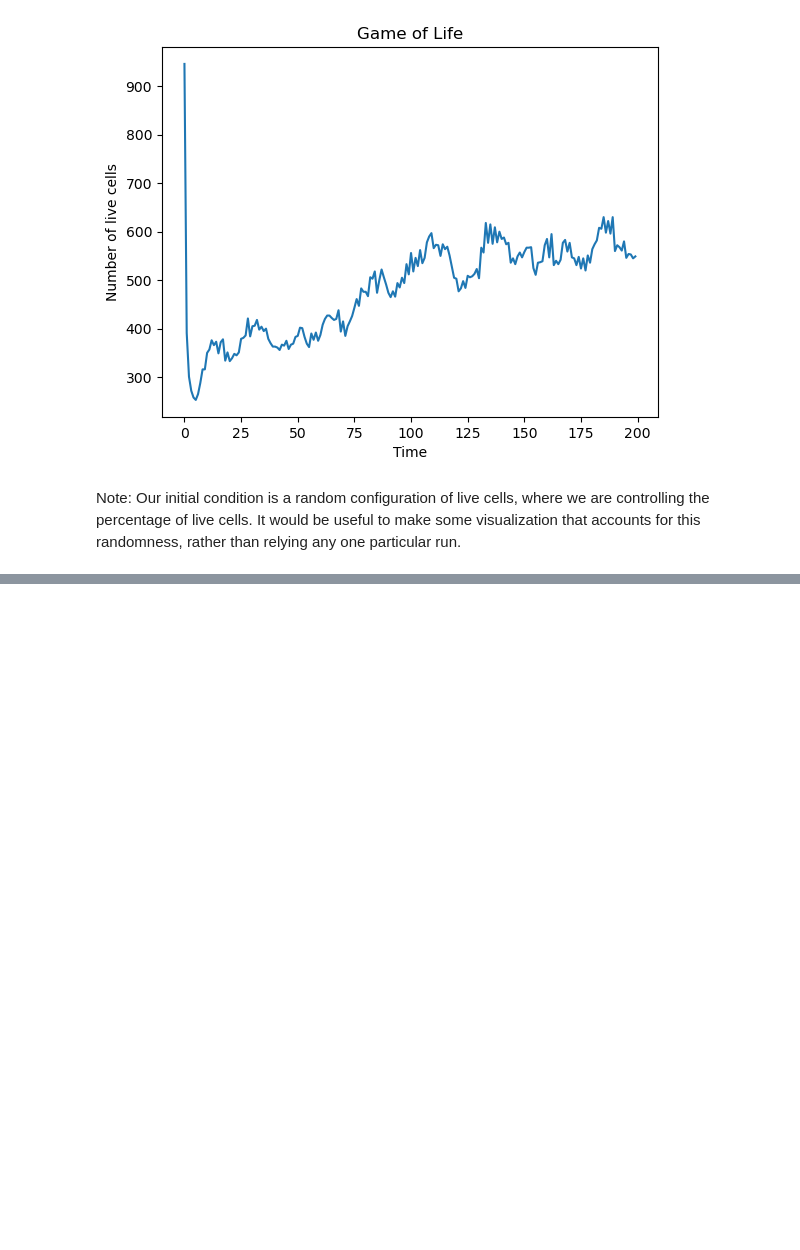
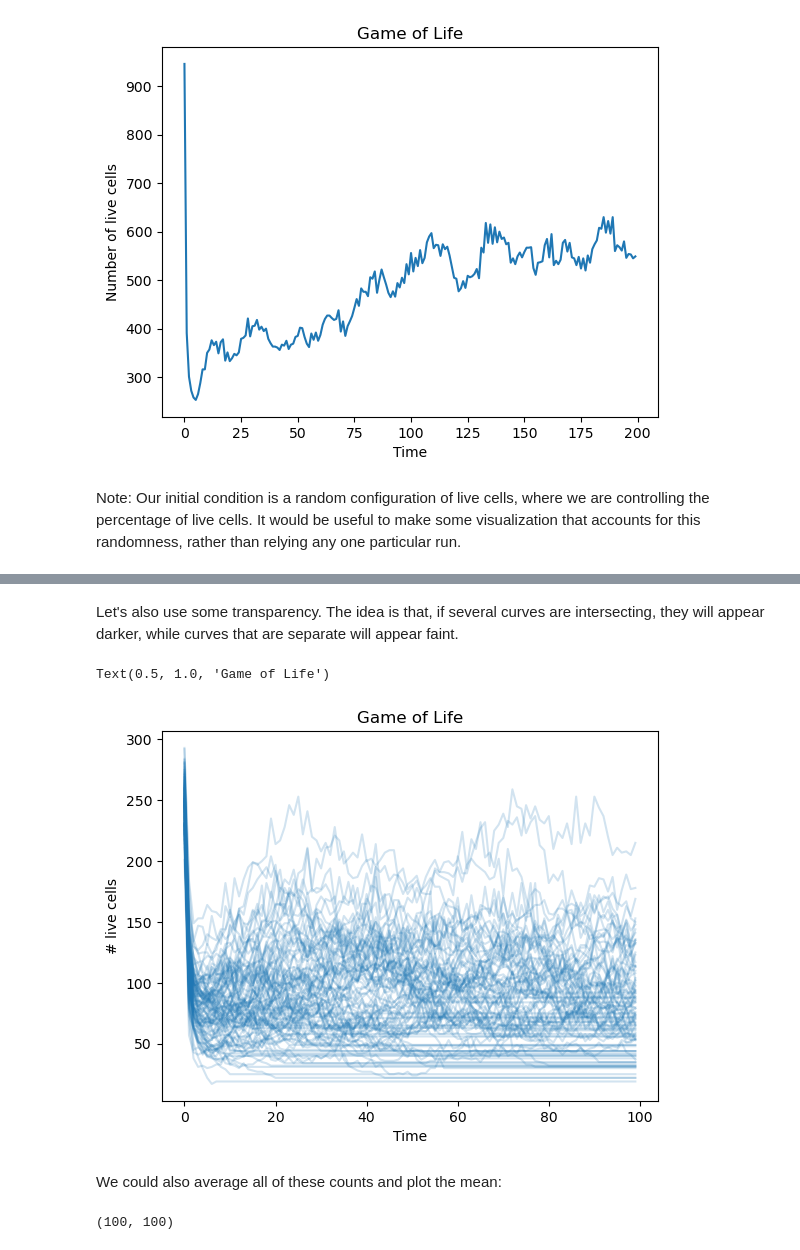
Before and after one commit to jllottes/jllottes.github.io, a Jupyter notebook: _static/weekly_notebooks/week14_notebook.ipynb, the cells around one changed output, grey strips where cells are left out. Saved outputs shown, nothing was run; the diff lists cells and outputs as text; code cells hidden in the pictures; blank space fills up the shorter version.

```diff
--- a/_static/weekly_notebooks/week14_notebook.ipynb
+++ b/_static/weekly_notebooks/week14_notebook.ipynb
@@ -87,0 +163,20 @@ Note: Our initial condition is a random configuration of live cells, where we ar
+# %% [markdown]
+Let's also use some transparency. The idea is that, if several curves are intersecting, they will appear darker, while curves that are separate will appear faint.
+# %%
+fig = plt.figure()
+
+t_list = np.arange(T)
+
+for i, number_of_live_cells in enumerate(numbers_of_live_cells):
+    plt.plot(t_list, number_of_live_cells, label=i, color='C0', alpha=.2)
+
+plt.xlabel('Time')
+plt.ylabel('# live cells')
+plt.title('Game of Life')
+
+#plt.legend()
+# %% [output]
+Text(0.5, 1.0, 'Game of Life')
+[figure, added]
+# %% [markdown]
+We could also average all of these counts and plot the mean:
@@ -87,0 +185,4 @@ Note: Our initial condition is a random configuration of live cells, where we ar
+# %%
+numbers_of_live_cells.shape
+# %% [output]
+(100, 100)
```
Also changed, not shown: parts of 50 cells of this notebook, 2 other files.
